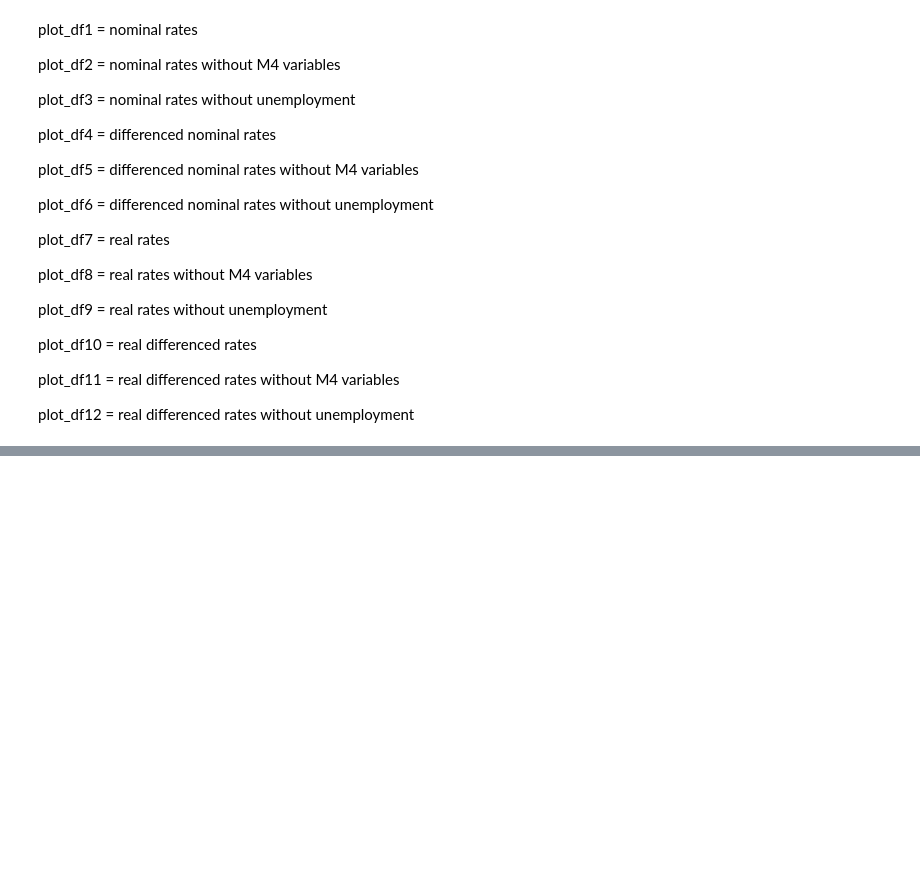
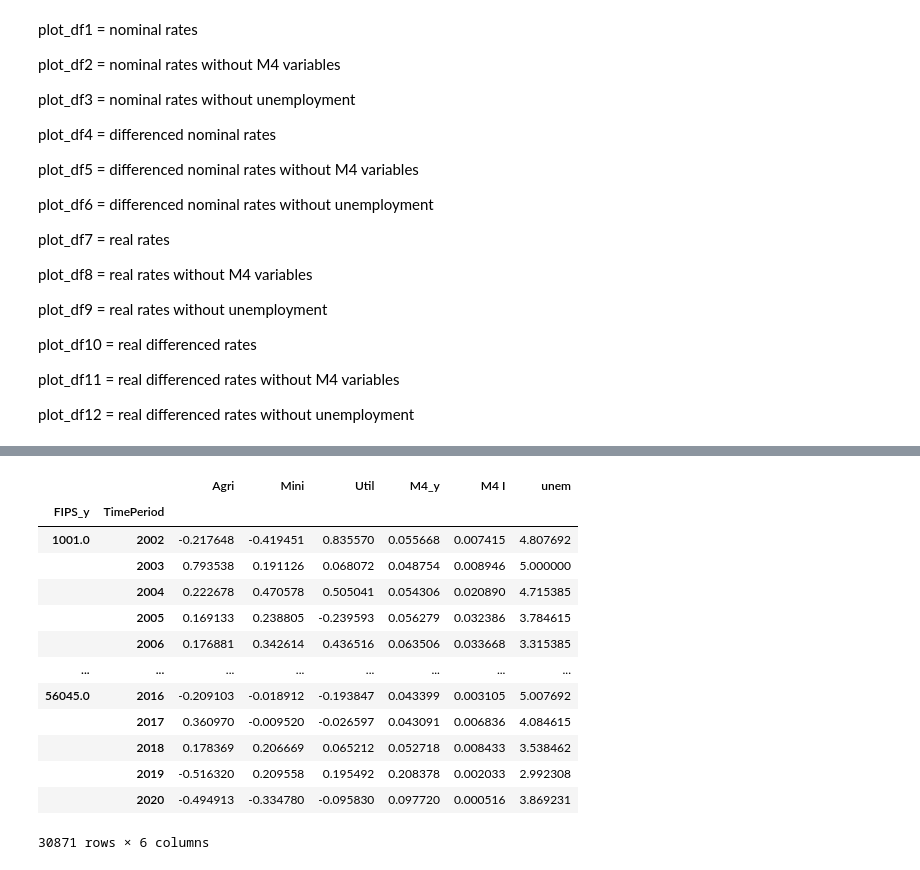
Before and after one commit to abeylystic/AbiodunsProject, a Jupyter notebook: 04082024 update-using functions.ipynb, the cells around one changed output, grey strips where cells are left out. Cells and saved outputs as stored; diff of their text form; code cells hidden in the pictures; blank space fills up the shorter version.

```diff
--- a/04082024 update-using functions.ipynb
+++ b/04082024 update-using functions.ipynb
@@ -613,6 +613,23 @@ keep control: Agri
 ... (12 outputs left out)
 # %%
 # kml3d_ai_level22.columns
+# %%
+plot_df1
+# %% [output]
+|  |  | Agri | Mini | Util | M4_y | M4 I | unem |
+| FIPS_y | TimePeriod |  |  |  |  |  |  |
+| 1001.0 | 2002 | -0.217648 | -0.419451 | 0.835570 | 0.055668 | 0.007415 | 4.807692 |
+|  | 2003 | 0.793538 | 0.191126 | 0.068072 | 0.048754 | 0.008946 | 5.000000 |
+|  | 2004 | 0.222678 | 0.470578 | 0.505041 | 0.054306 | 0.020890 | 4.715385 |
+|  | 2005 | 0.169133 | 0.238805 | -0.239593 | 0.056279 | 0.032386 | 3.784615 |
+|  | 2006 | 0.176881 | 0.342614 | 0.436516 | 0.063506 | 0.033668 | 3.315385 |
+| ... | ... | ... | ... | ... | ... | ... | ... |
+| 56045.0 | 2016 | -0.209103 | -0.018912 | -0.193847 | 0.043399 | 0.003105 | 5.007692 |
+|  | 2017 | 0.360970 | -0.009520 | -0.026597 | 0.043091 | 0.006836 | 4.084615 |
+|  | 2018 | 0.178369 | 0.206669 | 0.065212 | 0.052718 | 0.008433 | 3.538462 |
+|  | 2019 | -0.516320 | 0.209558 | 0.195492 | 0.208378 | 0.002033 | 2.992308 |
+|  | 2020 | -0.494913 | -0.334780 | -0.095830 | 0.097720 | 0.000516 | 3.869231 |
+30871 rows × 6 columns
 # %%
 # def formatted_scatter_matrix(data,fig_len = 15,
 #                              c = "C0",
```
Also changed, not shown: parts of 1 cell of this notebook, 43 other files.
